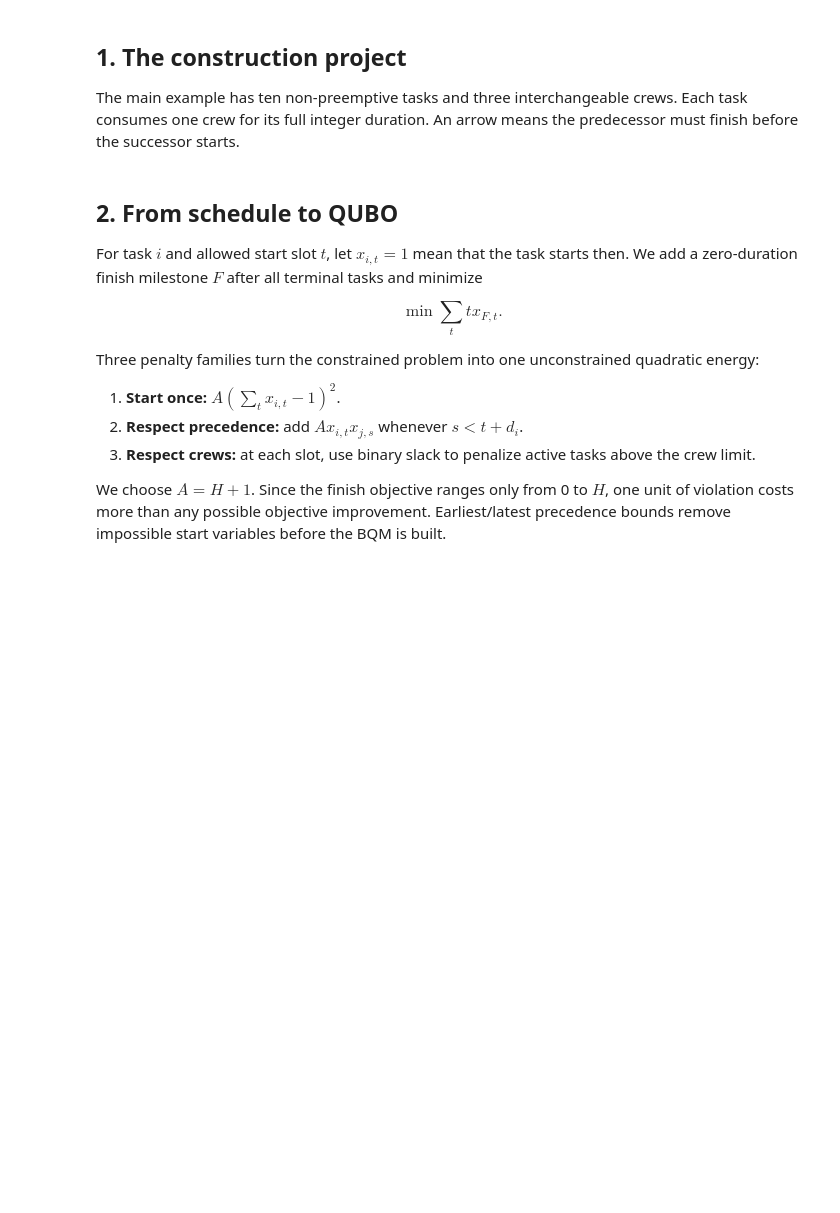
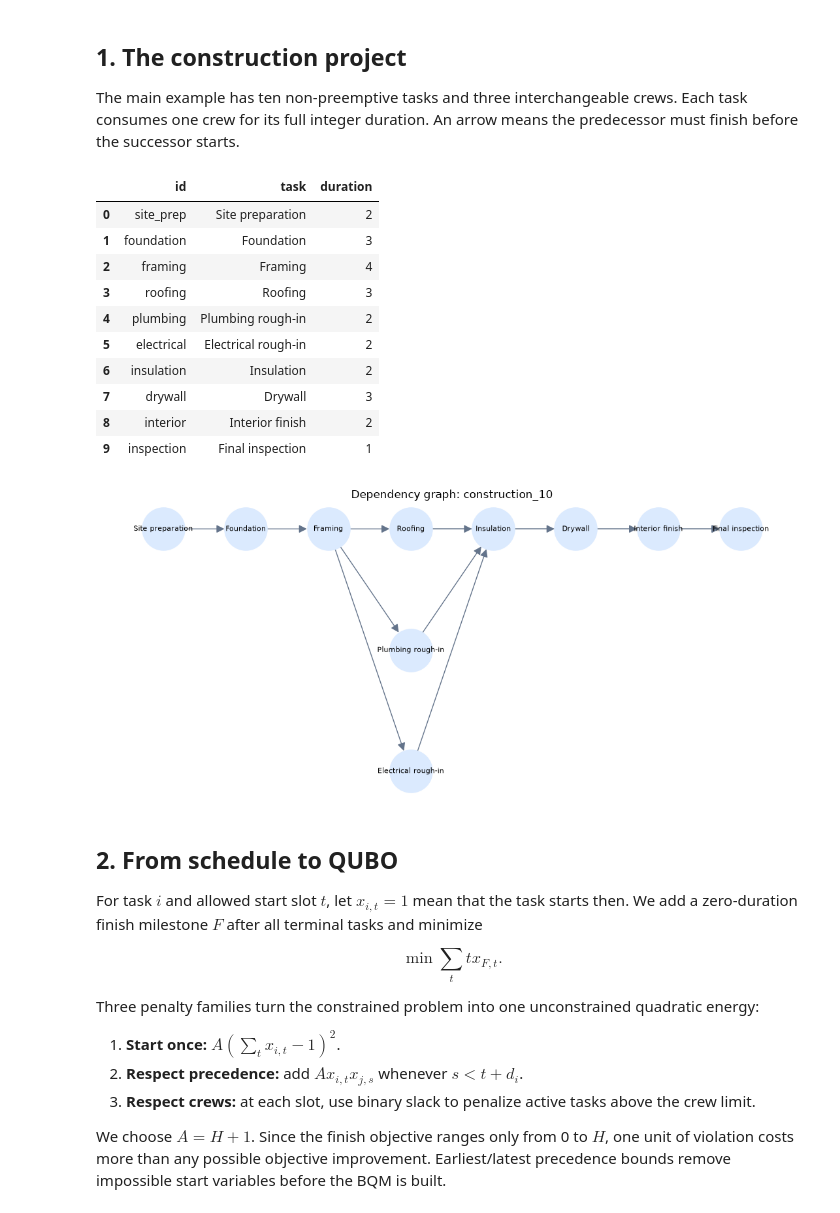
Before and after one commit to samarthgaggar/Quantum-Inspired-Optimization, a Jupyter notebook: notebooks/quantum_crew_scheduling.ipynb, the cells around one changed output. Saved outputs shown, nothing was run; the diff lists cells and outputs as text; code cells hidden in the pictures; blank space fills up the shorter version.

```diff
--- a/notebooks/quantum_crew_scheduling.ipynb
+++ b/notebooks/quantum_crew_scheduling.ipynb
@@ -36,11 +98,26 @@ print(f'Python {platform.python_version()} | project root: {ROOT}')
 The main example has ten non-preemptive tasks and three interchangeable crews. Each task consumes one crew for its full integer duration. An arrow means the predecessor must finish before the successor starts.
 # %%
 project = construction_project()
-task_table = pd.DataFrame([{'id': t.id, 'task': t.name, 'duration': t.duration} for t in project.tasks])
+task_table = pd.DataFrame(
+    [{"id": t.id, "task": t.name, "duration": t.duration} for t in project.tasks]
+)
 display(task_table)
 fig, _ = plot_dependency_graph(project)
-save_figure(fig, FIGURES / 'construction_dependencies.png')
+save_figure(fig, FIGURES / "construction_dependencies.png")
 plt.show()
+# %% [output]
+|  | id | task | duration |
+| 0 | site_prep | Site preparation | 2 |
+| 1 | foundation | Foundation | 3 |
+| 2 | framing | Framing | 4 |
+| 3 | roofing | Roofing | 3 |
+| 4 | plumbing | Plumbing rough-in | 2 |
+| 5 | electrical | Electrical rough-in | 2 |
+| 6 | insulation | Insulation | 2 |
+| 7 | drywall | Drywall | 3 |
+| 8 | interior | Interior finish | 2 |
+| 9 | inspection | Final inspection | 1 |
+[figure, added]
 # %% [markdown]
 ## 2. From schedule to QUBO
 
```
Also changed, not shown: parts of 13 cells of this notebook, 30 other files.
